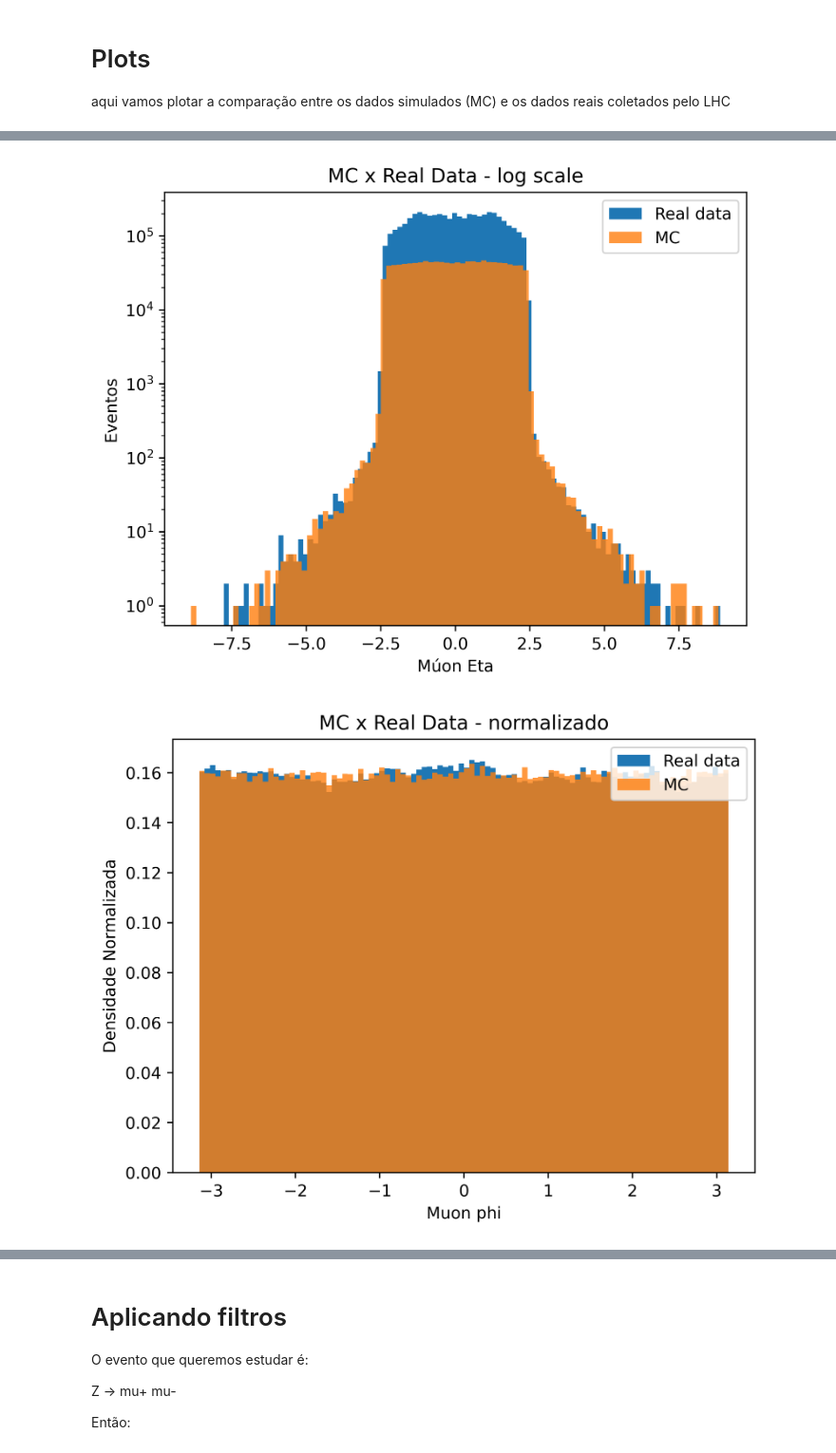
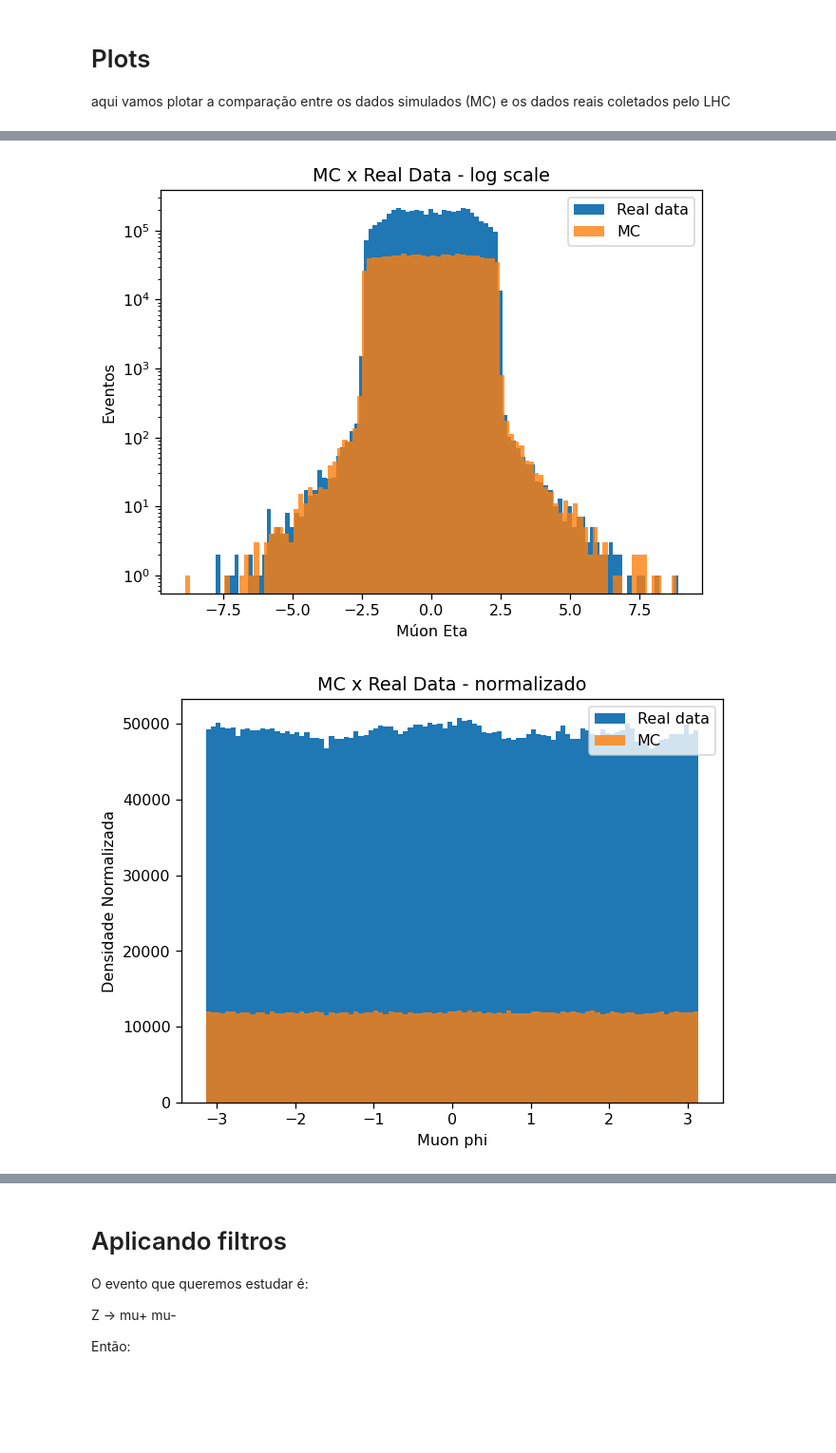
Before and after one commit to ms-cmy/IAD, a Jupyter notebook: ultima_apresentacao_juncao.ipynb, the cells around one changed output, grey strips where cells are left out. Shown: that part at 95% size. Drawn from its saved outputs; the diff is of its cells as text; code cells hidden in the pictures; blank space fills up the shorter version.

```diff
--- a/ultima_apresentacao_juncao.ipynb
+++ b/ultima_apresentacao_juncao.ipynb
@@ -33,7 +35,7 @@ FILTER_MASS = True
 MASS_MIN = 60
 MASS_MAX = 120
 BINS = 30
-DPI = 500
+DPI = 115
 
 def inv_mass(ak_vec1: ak.Array, ak_vec2: ak.Array) -> ak.Array:
     return ak.flatten(np.sqrt(
@@ -64,21 +66,11 @@ def hist_plot(ak_array: Union[ak.Array, np.ndarray],
     plt.xlabel(display_name if display_name else column_name)
     plt.ylabel("Eventos")
 
-def generate_points(mass):
-    """
-    TODO: Adicionar erro
-
-    como é calculado:
-
-    ele pega cada bin criado, de cada bin, pegamos o máximo e o mínimo, e calculamos a média
-    por isso fica um "pontinho" no meio do bin.
-
-    nesse caso o scatter plot é feito:
-    x = bin_centers (média explicada acima)
-    y = freq (quantidade de eventos no bin)
-    """
-    hist_counts, bin_edges = np.histogram(mass, bins=BINS)
+def generate_points(mass, bins=BINS, bins_edge_return=False):
+    hist_counts, bin_edges = np.histogram(mass, bins=bins)
     bin_centers = (bin_edges[:-1] + bin_edges[1:]) * 0.5
+    if bins_edge_return:
+        return bin_centers, hist_counts, bin_edges
     return bin_centers, hist_counts
 # %% [markdown]
 Fonte dos dados:
@@ -144,17 +140,17 @@ plt.title("MC x Real Data - log scale")
 plt.legend()
 plt.show()
 # %% [output]
-[figure, old version]
+[figure, new version]
 # %%
 plt.figure(dpi=DPI)
-hist_plot(vec_real, "phi" , "Muon phi", bins=100, label="Real data", density=True)
-hist_plot(vec, "phi" , "Muon phi", bins=100, label="MC", density=True, alpha=0.8)
+hist_plot(vec_real, "phi" , "Muon phi", bins=100, label="Real data",)
+hist_plot(vec, "phi" , "Muon phi", bins=100, label="MC", alpha=0.8)
 plt.title("MC x Real Data - normalizado")
 plt.ylabel("Densidade Normalizada")
 plt.legend()
 plt.show()
 # %% [output]
-[figure, old version]
+[figure, new version]
 # %%
 mass_real = inv_mass_expand(vec_real)
 mass = inv_mass_expand(vec)
```
Also changed, not shown: parts of 31 cells of this notebook, 1 other file.
